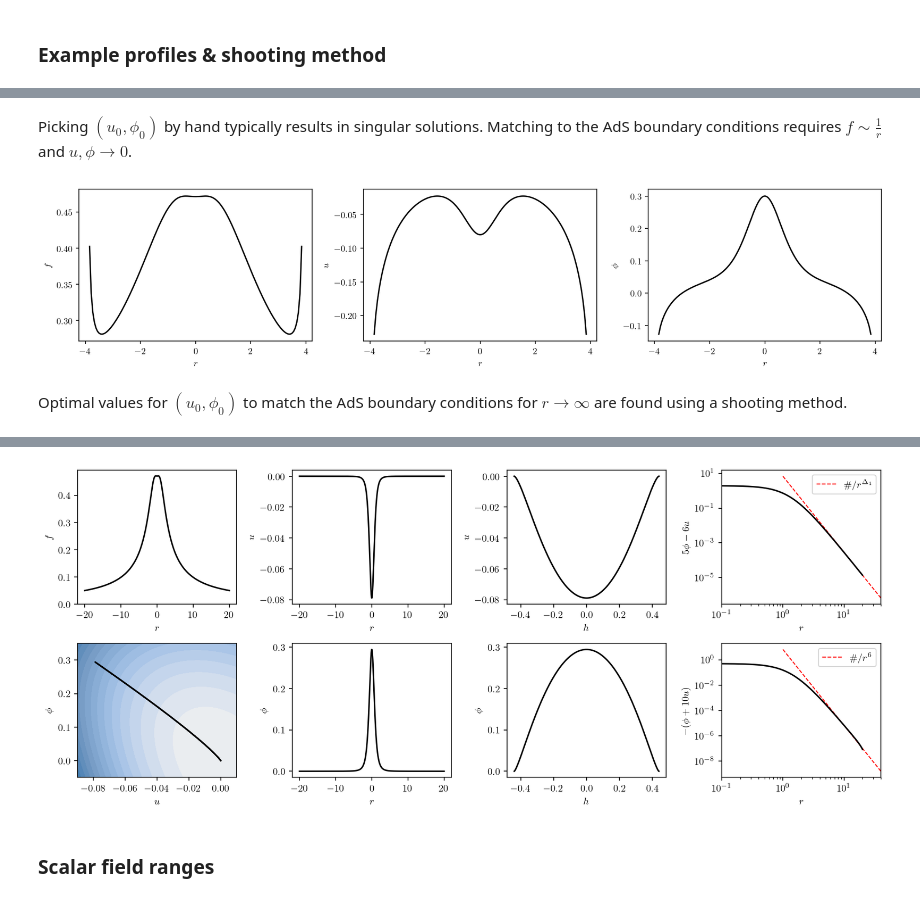
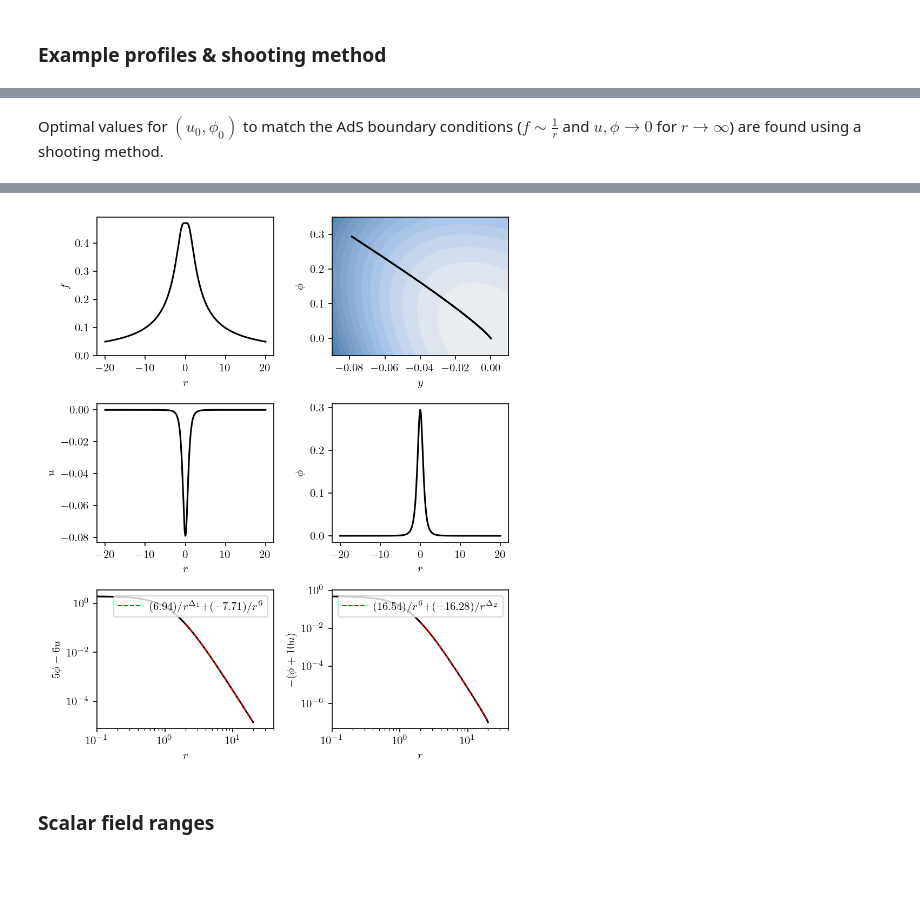
Before and after one commit to gloges/typeII-wormholes, a Jupyter notebook: wormholes.ipynb, the cells around one changed output, grey strips where cells are left out. Drawn from its saved outputs; the diff is of its cells as text; code cells hidden in the pictures; blank space fills up the shorter version.

```diff
--- a/wormholes.ipynb
+++ b/wormholes.ipynb
@@ -44,0 +43,16 @@ Regular wormholes are found using a shooting method: $q_0$ is fixed and values f
+# %%
+q0, rmax = 1, 5
+u0, φ0 = -0.08, 0.3
+
+soln = wh.solve_S3S3(q0, u0, φ0, rmax)
+r, f, u, ud, φ, φd, h, flux4 = wh.symmetrize_S3S3(soln)
+
+fig, axes = plt.subplots(1, 3, figsize=(8,2))
+
+for ax, y, label in zip(axes, [f, u, φ], ['$f$', '$u$', '$\phi$']):
+    ax.plot(r, y, 'k')
+    ax.set_xlabel('$r$')
+    ax.set_ylabel(label)
+
+plt.tight_layout()
+plt.show()
@@ -45,25 +61,5 @@ Regular wormholes are found using a shooting method: $q_0$ is fixed and values f
 # %% [markdown]
-Picking $(u_0,\phi_0)$ by hand typically results in singular solutions. Matching to the AdS boundary conditions requires $f\sim\frac{1}{r}$ and $u,\phi\to0$.
+Optimal values for $(u_0,\phi_0)$ to match the AdS boundary conditions ($f\sim\frac{1}{r}$ and $u,\phi\to0$ for $r\to\infty$) are found using a shooting method.
-# %%
-q0, rmax = 1, 5
-u0, φ0 = -0.08, 0.3
-
-soln = wh.solve_S3S3(q0, u0, φ0, rmax)
-r, f, u, ud, φ, φd, h, flux4 = wh.symmetrize_S3S3(soln)
-
-fig, axes = plt.subplots(1, 3, figsize=(13,3))
-
-for ax, y, label in zip(axes, [f, u, φ], ['$f$', '$u$', '$\phi$']):
-    ax.plot(r, y, 'k')
-    ax.set_xlabel('$r$')
-    ax.set_ylabel(label)
-
-plt.tight_layout()
-plt.show()
-# %% [output]
-[figure, removed]
-# %% [markdown]
-Optimal values for $(u_0,\phi_0)$ to match the AdS boundary conditions for $r\to\infty$ are found using a shooting method.
 # %%
 q0, rmax = 1, 20
 
@@ -72,25 +68,14 @@ r, f, u, ud, φ, φd, h, flux4 = soln
 
 
 
-fig, axes = plt.subplots(2, 4, figsize=(12,5))
+fig, axes = plt.subplots(3, 2, figsize=(6,7))
 
 q = wh.Q(r, q0)
 
-xdata = [r, r, h, r, u, r, h, r]
-ydata = [f, u, u, 5*φ-6*u, φ, φ, φ, -(φ+10*u)]
-xlabels = ['$r$', '$r$', '$h$', '$r$', '$u$', '$r$', '$h$', '$r$']
-ylabels = ['$f$', '$u$', '$u$', '$5\phi-6u$', '$\phi$', '$\phi$', '$\phi$', '$-(\phi+10u)$']
-
-
-# Plot expected power-law fall-offs in asymptotic region
-Δ1 = (3+np.sqrt(33))/2
-fcoeff = np.mean(r[-10:]**2 * (f[-10:]**(-2) - (r[-10:]**2 + (1+2*q0**2))))
-uφcoeff1 = np.mean(r[-10:]**Δ1 * (5*φ[-10:] - 6*u[-10:]))
-uφcoeff2 = np.mean(r[-10:]**6 * (-φ[-10:] - 10*u[-10:]))
-
-rr = np.linspace(q0, 2*rmax, 2)
-axes[0,3].plot(rr, uφcoeff1/rr**Δ1, '--r', lw=1, label='$\#/r^{\Delta_1}$')
-axes[1,3].plot(rr, uφcoeff2/rr**6, '--r', lw=1, label='$\#/r^6$')
+xdata = [r, u, r, r, r, r]
+ydata = [f, φ, u, φ, 5*φ-6*u, -(φ+10*u)]
+xlabels = ['$r$', '$y$', '$r$', '$r$', '$r$', '$r$']
+ylabels = ['$f$', '$\phi$', '$u$', '$\phi$', '$5\phi-6u$', '$-(\phi+10u)$']
 
 # Plot grid of xy-data
 for ax, xx, yy, xlab, ylab in zip(axes.ravel(), xdata, ydata, xlabels, ylabels):
@@ -106,24 +91,31 @@ u0s = np.linspace(-0.09, 0.01, 40)
 umesh, φmesh = np.meshgrid(u0s, φ0s)
 VV = wh.V_S3S3(umesh, φmesh)
 
-axes[1,0].contourf(umesh, φmesh, VV,
+axes[0,1].contourf(umesh, φmesh, VV,
                    levels=np.arange(-6, -4.4, 0.1),
                    cmap=cc.cm['CET_L12'],
                    extent=(u0s[0], u0s[-1], φ0s[0], φ0s[-1])
                   )
 
-axes[1,0].set_xlim(u0s[0], u0s[-1])
-axes[1,0].set_ylim(φ0s[0], φ0s[-1])
+axes[0,1].set_xlim(u0s[0], u0s[-1])
+axes[0,1].set_ylim(φ0s[0], φ0s[-1])
 
 
-for ax in axes[:,3]:
+# Plot expected power-law fall-offs in asymptotic region
+rr, light, label_light = wh.fitLightMode_S3S3(q0, r, u, φ, r>2)
+axes[2,0].plot(rr, light, '--r', lw=1, label=label_light)
+
+rr, heavy, label_heavy = wh.fitHeavyMode_S3S3(q0, r, u, φ, r>2)
+axes[2,1].plot(rr, heavy, '--r', lw=1, label=label_heavy)
+
+
+for ax in axes[2]:
     ax.set_xlim(0.1*q0, 2*rmax)
     ax.set_xscale('log')
     ax.set_yscale('log')
     ax.legend()
 
 plt.tight_layout()
-
 # plt.savefig('images/S3S3_profile_example.png', dpi=300)
 plt.show()
 # %% [output]
@@ -135,5 +127,5 @@ S3xS3: (q0, rmax) = (1.000000, 20.000000)...
          value : 0
-[figure, old version]
+[figure, new version]
 # %% [markdown]
 ### Scalar field ranges
 # %% [markdown]
```
Also changed, not shown: parts of 14 cells of this notebook, 3 other files.
